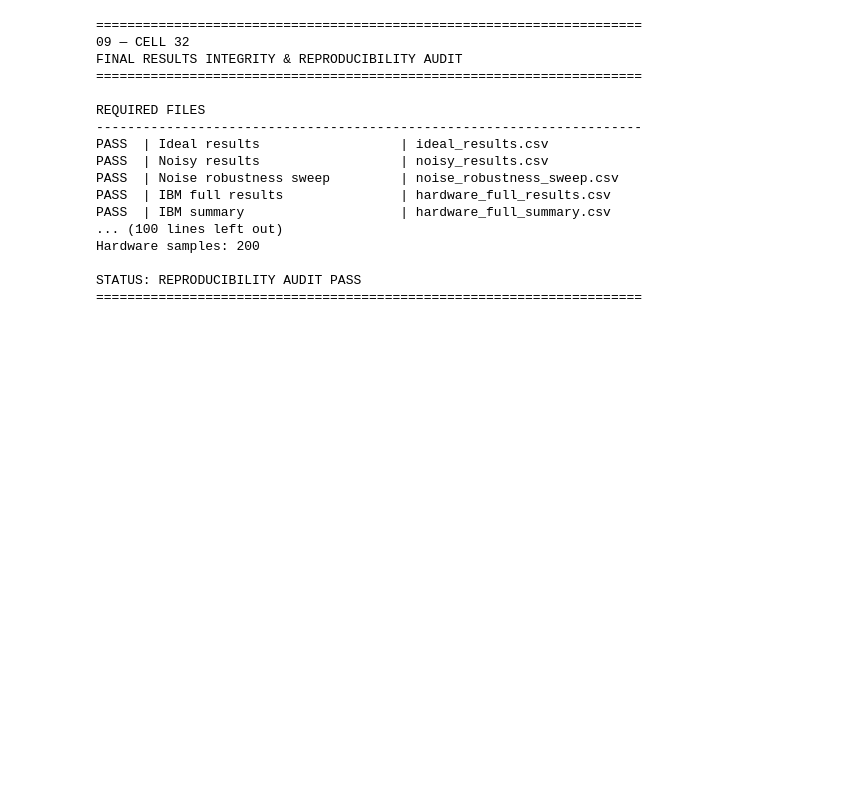
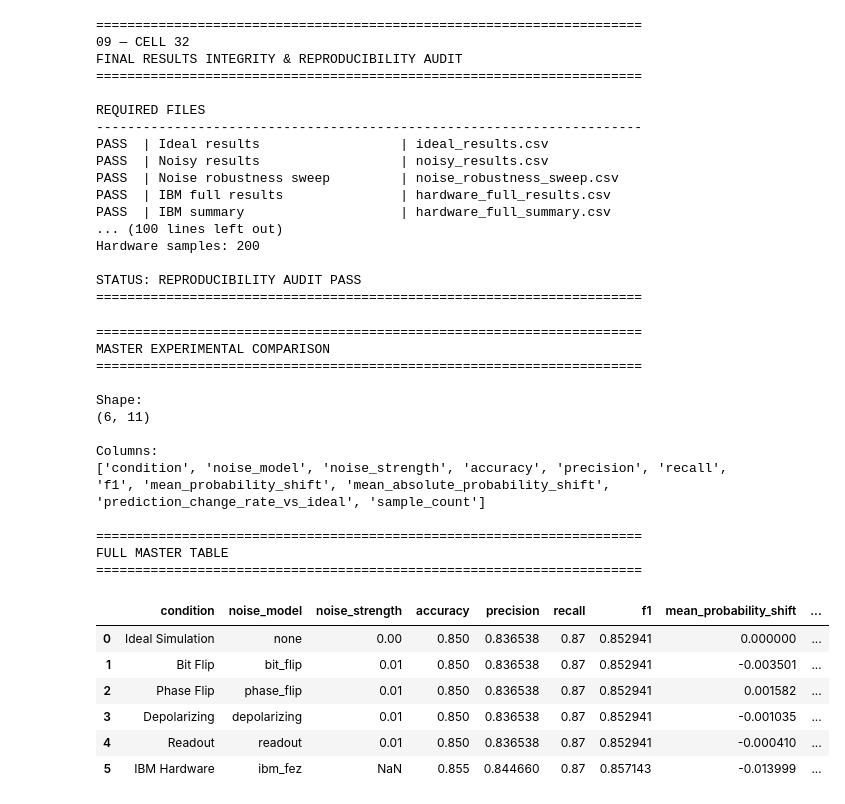
Before and after one commit to ZawMyoOoytu/Noise-Robustness-and-Real-Quantum-Hardware-Validation, a Jupyter notebook: IBM Quantum Hardware Evaluation.ipynb, the cells around one changed output. Drawn from its saved outputs; the diff is of its cells as text; code cells hidden in the pictures; blank space fills up the shorter version.

Commit message:
Update ideal simulation and noise robustness results

```diff
--- a/IBM Quantum Hardware Evaluation.ipynb
+++ b/IBM Quantum Hardware Evaluation.ipynb
@@ -11723,3 +11723,75 @@ Hardware samples: 200
 
 STATUS: REPRODUCIBILITY AUDIT PASS
 ======================================================================
+# %%
+# ============================================================
+# MASTER EXPERIMENTAL RESULTS — FINAL PAPER AUDIT
+# ============================================================
+
+from pathlib import Path
+import pandas as pd
+
+PROJECT_ROOT = Path(
+    r"C:\Users\heart\quantum_6g_ai"
+)
+
+RESULTS_DIR = PROJECT_ROOT / "results"
+
+master_path = (
+    RESULTS_DIR /
+    "master_experimental_comparison.csv"
+)
+
+master = pd.read_csv(
+    master_path
+)
+
+print("=" * 70)
+print("MASTER EXPERIMENTAL COMPARISON")
+print("=" * 70)
+
+print("\nShape:")
+print(master.shape)
+
+print("\nColumns:")
+print(list(master.columns))
+
+print("\n" + "=" * 70)
+print("FULL MASTER TABLE")
+print("=" * 70)
+
+display(master)
+
+print("\n" + "=" * 70)
+print("EXPERIMENTAL CONDITIONS")
+print("=" * 70)
+
+for i, row in master.iterrows():
+
+    print(
+        f"{i+1}. "
+        f"{row.to_dict()}"
+    )
+
+print("\nValidation: MASTER TABLE LOADED")
+# %% [output]
+======================================================================
+MASTER EXPERIMENTAL COMPARISON
+======================================================================
+
+Shape:
+(6, 11)
+
+Columns:
+['condition', 'noise_model', 'noise_strength', 'accuracy', 'precision', 'recall', 'f1', 'mean_probability_shift', 'mean_absolute_probability_shift', 'prediction_change_rate_vs_ideal', 'sample_count']
+
+======================================================================
+FULL MASTER TABLE
+======================================================================
+|  | condition | noise_model | noise_strength | accuracy | precision | recall | f1 | mean_probability_shift | ... |
+| 0 | Ideal Simulation | none | 0.00 | 0.850 | 0.836538 | 0.87 | 0.852941 | 0.000000 | ... |
+| 1 | Bit Flip | bit_flip | 0.01 | 0.850 | 0.836538 | 0.87 | 0.852941 | -0.003501 | ... |
+| 2 | Phase Flip | phase_flip | 0.01 | 0.850 | 0.836538 | 0.87 | 0.852941 | 0.001582 | ... |
+| 3 | Depolarizing | depolarizing | 0.01 | 0.850 | 0.836538 | 0.87 | 0.852941 | -0.001035 | ... |
+| 4 | Readout | readout | 0.01 | 0.850 | 0.836538 | 0.87 | 0.852941 | -0.000410 | ... |
+| 5 | IBM Hardware | ibm_fez | NaN | 0.855 | 0.844660 | 0.87 | 0.857143 | -0.013999 | ... |
```
Also changed, not shown: parts of 4 cells of this notebook, 22 other files.
